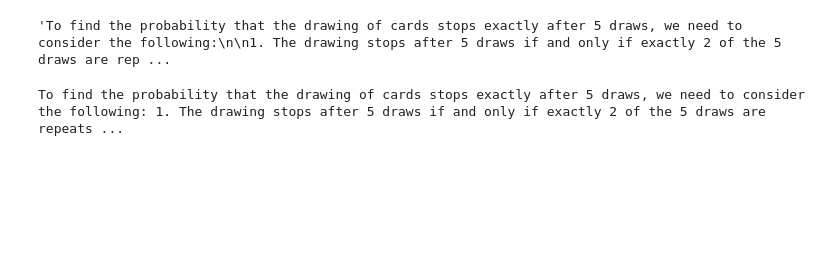
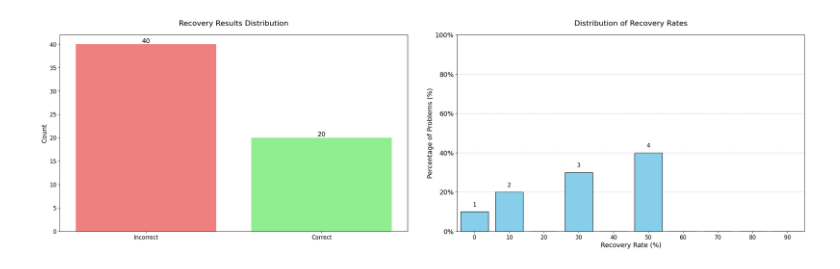
Before and after one commit to sasilver75/cohere-reasoning-v5, a Jupyter notebook: scratch.ipynb, the cells around one changed output. Saved outputs shown, nothing was run; the diff lists cells and outputs as text; code cells hidden in the pictures; blank space fills up the shorter version.

Commit message:
add utils plotting function and rewrite view_completions to use it

```diff
--- a/scratch.ipynb
+++ b/scratch.ipynb
@@ -18,5 +40,5 @@ df.iloc[0]["candidate_solution"]
 # %%
-df = pd.read_csv("datasets/derived/test-qwen/interesting_problems_completed.csv")
-print(list(df["row_id"].unique()))
-print(len(df))
+df = pd.read_csv("/home/sam/code/cohere/cohere-reasoning-v5/datasets/derived/test-l3.3-70b-10-12_15_2024/interesting_problems_completed.csv")
+print(list(df.columns))
+df.head()
 # %% [output]
@@ -27,16 +52,7 @@ sub_df = df[df["row_id"] == 54179]
-# %%
-candidate_solution = sub_df.iloc[0]["candidate_solution"]
-prefix = sub_df.iloc[0]["prefix"]
-
-# Does it contain?
-"stars" in candidate_solution
-candidate_solution[candidate_solution.index("stars")-10:candidate_solution.index("stars")+30]
-
-candidate_solution
-# %% [output]
-'To find the probability that the drawing of cards stops exactly after 5 draws, we need to consider the following:\n\n1. The drawing stops after 5 draws if and only if exactly 2 of the 5 draws are rep ...
-# %%
-
-print(sub_df.iloc[0]["prefix"])
-# %% [output]
-To find the probability that the drawing of cards stops exactly after 5 draws, we need to consider the following: 1. The drawing stops after 5 draws if and only if exactly 2 of the 5 draws are repeats ...
+# %%
+import utils
+
+
+utils.plot_recovery_figures(df)
+# %% [output]
+[figure, added]
```
Also changed, not shown: parts of 6 cells of this notebook, 12 other files.
